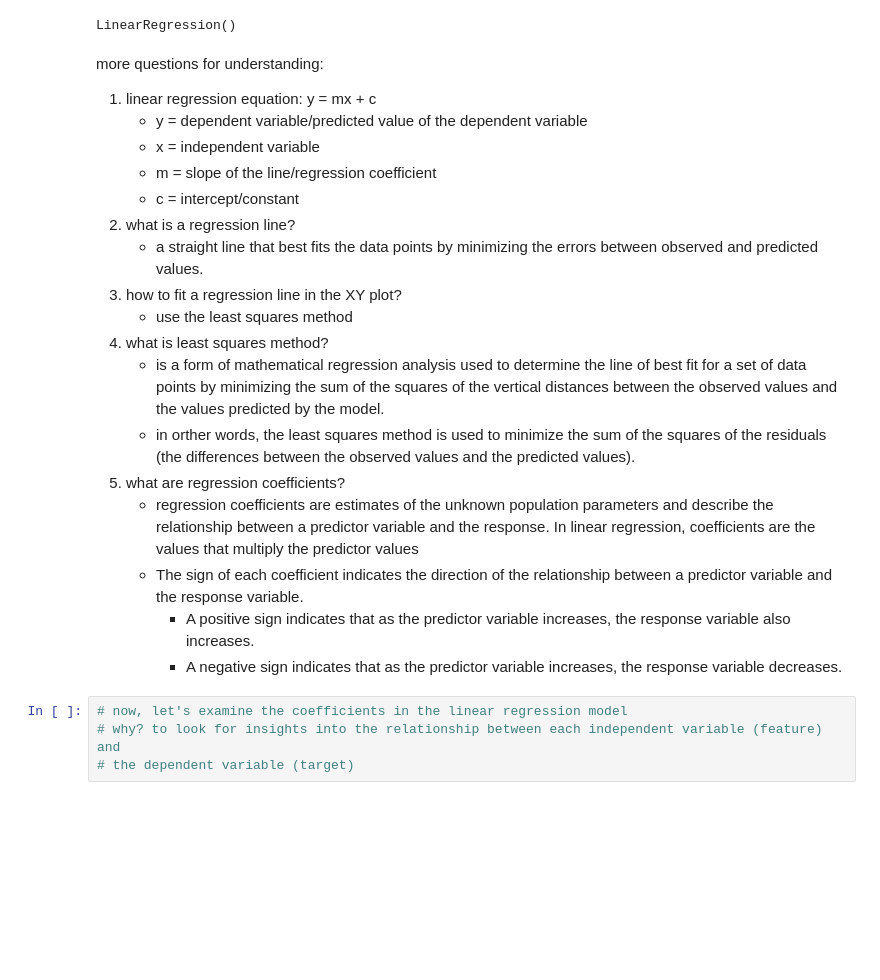
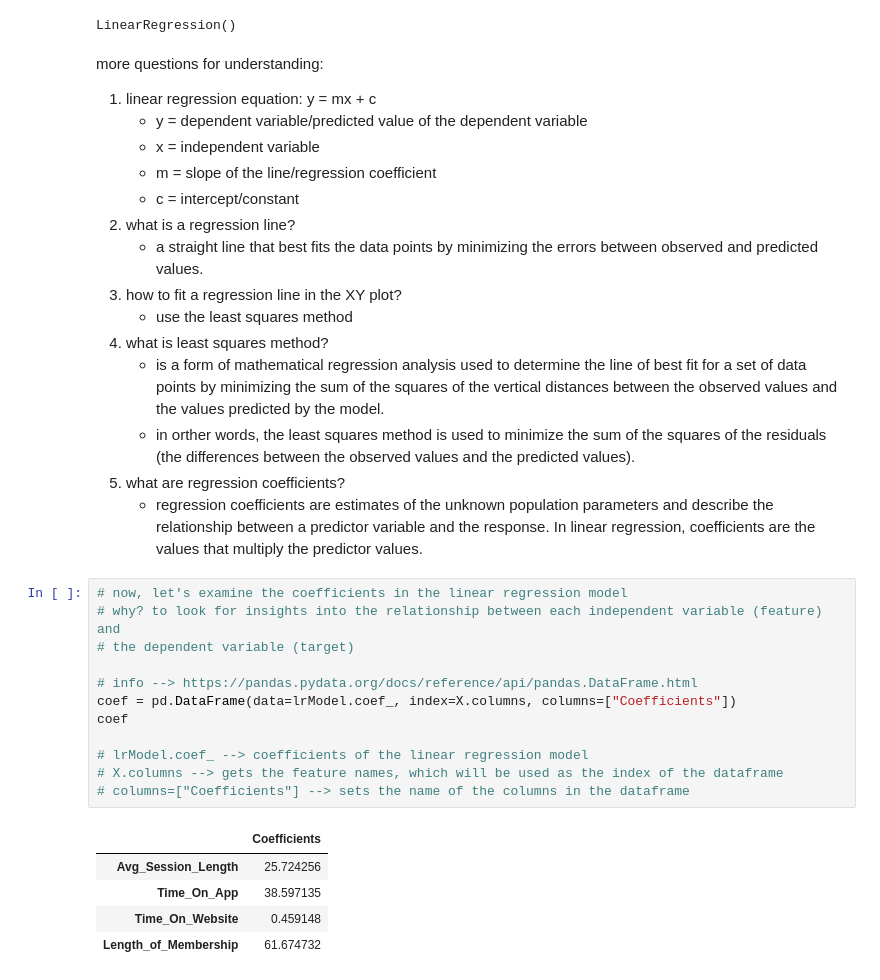
Before and after one commit to marvinraj/e-commerce-data-analysis-linear-regression, a Jupyter notebook: e-commerce-data-analysis.ipynb, the cells around one changed output. Drawn from its saved outputs; the diff is of its cells as text; blank space fills up the shorter version.

```diff
--- a/e-commerce-data-analysis.ipynb
+++ b/e-commerce-data-analysis.ipynb
@@ -391,11 +392,22 @@ more questions for understanding:
     - is a form of mathematical regression analysis used to determine the line of best fit for a set of data points by minimizing the sum of the squares of the vertical distances between the observed values and the values predicted by the model.
     - in orther words, the least squares method is used to minimize the sum of the squares of the residuals (the differences between the observed values and the predicted values).
 5. what are regression coefficients?
-    - regression coefficients are estimates of the unknown population parameters and describe the relationship between a predictor variable and the response. In linear regression, coefficients are the values that multiply the predictor values
-    - The sign of each coefficient indicates the direction of the relationship between a predictor variable and the response variable.
-        - A positive sign indicates that as the predictor variable increases, the response variable also increases.
-        - A negative sign indicates that as the predictor variable increases, the response variable decreases.
+    - regression coefficients are estimates of the unknown population parameters and describe the relationship between a predictor variable and the response. In linear regression, coefficients are the values that multiply the predictor values.
 # %%
 # now, let's examine the coefficients in the linear regression model
 # why? to look for insights into the relationship between each independent variable (feature) and
 # the dependent variable (target)
+
+# info --> https://pandas.pydata.org/docs/reference/api/pandas.DataFrame.html
+coef = pd.DataFrame(data=lrModel.coef_, index=X.columns, columns=["Coefficients"])
+coef
+
+# lrModel.coef_ --> coefficients of the linear regression model
+# X.columns --> gets the feature names, which will be used as the index of the dataframe
+# columns=["Coefficients"] --> sets the name of the columns in the dataframe
+# %% [output]
+|  | Coefficients |
+| Avg_Session_Length | 25.724256 |
+| Time_On_App | 38.597135 |
+| Time_On_Website | 0.459148 |
+| Length_of_Membership | 61.674732 |
```
Also changed, not shown: parts of 14 cells of this notebook.
